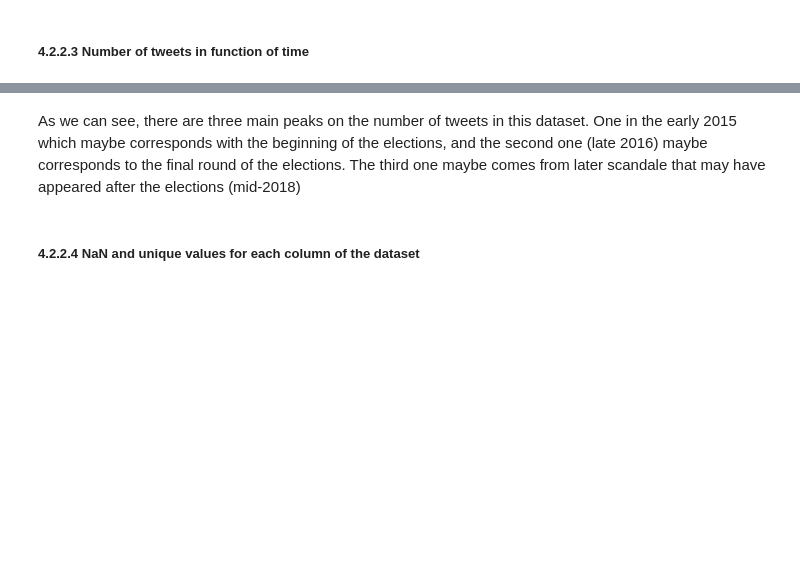
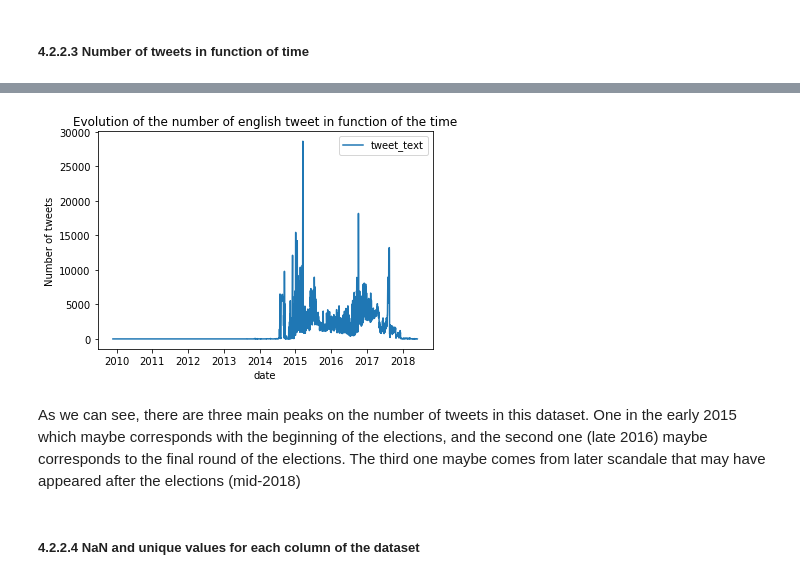
Before and after one commit to journeadrien/Project, a Jupyter notebook: python_code/project.ipynb, the cells around one changed output, grey strips where cells are left out. Drawn from its saved outputs; the diff is of its cells as text; code cells hidden in the pictures; blank space fills up the shorter version.

```diff
--- a/python_code/project.ipynb
+++ b/python_code/project.ipynb
@@ -443,12 +443,0 @@ First, as we want to study only english tweets, we will directly selecting the e
-# %%
-text_df = pd.read_csv(PATH_DATA + '/rus_troll_tweet_text.csv')
-text_df = text_df.loc[text_df['tweet_language'] == 'en']
-stats_df = pd.read_csv(PATH_DATA + '/rus_troll_tweet_stats.csv', usecols = ['tweetid', 'userid', 'tweet_time',
-        'in_reply_to_tweetid', 'in_reply_to_userid', 'quoted_tweet_tweetid', 'is_retweet', 'retweet_userid',
-        'retweet_tweetid', 'quote_count', 'reply_count', 'like_count', 'retweet_count', 'hashtags'])
-dataset = text_df.merge(stats_df,how = 'inner', on = 'tweetid')
-metadata_df = pd.read_csv(PATH_DATA + '/rus_troll_tweet_metadata.csv', usecols =['tweetid', 'follower_count',
-         'following_count', 'latitude', 'longitude'])
-dataset = dataset.merge(metadata_df,how = 'inner', on = 'tweetid')
-
-dataset.head()
@@ -487,3 +473,10 @@ plt.show()
+# %%
+ax = dataset.loc[dataset['tweet_language'] == 'en',['date', 'tweet_text']].groupby('date').count().plot()
+ax.set_ylabel('Number of tweets')
+ax.set_title('Evolution of the number of english tweet in function of the time')
+plt.show()
+# %% [output]
+[figure, added]
 # %% [markdown]
 As we can see, there are three main peaks on the number of tweets in this dataset. One in the early 2015 which maybe corresponds with the beginning of the elections, and the second one (late 2016) maybe corresponds to the final round of the elections. The third one maybe comes from later scandale that may have appeared after the elections (mid-2018)
 # %% [markdown]
```
Also changed, not shown: parts of 48 cells of this notebook, 1 other file.
